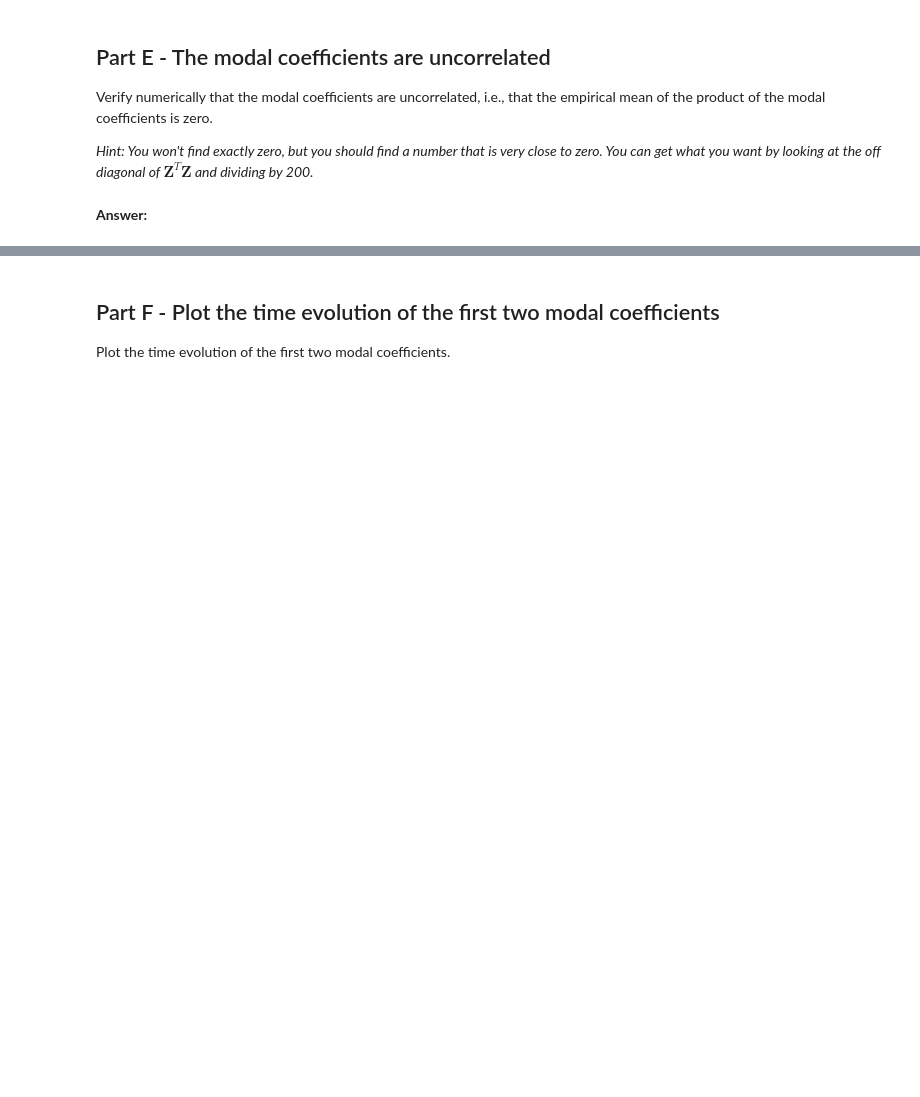
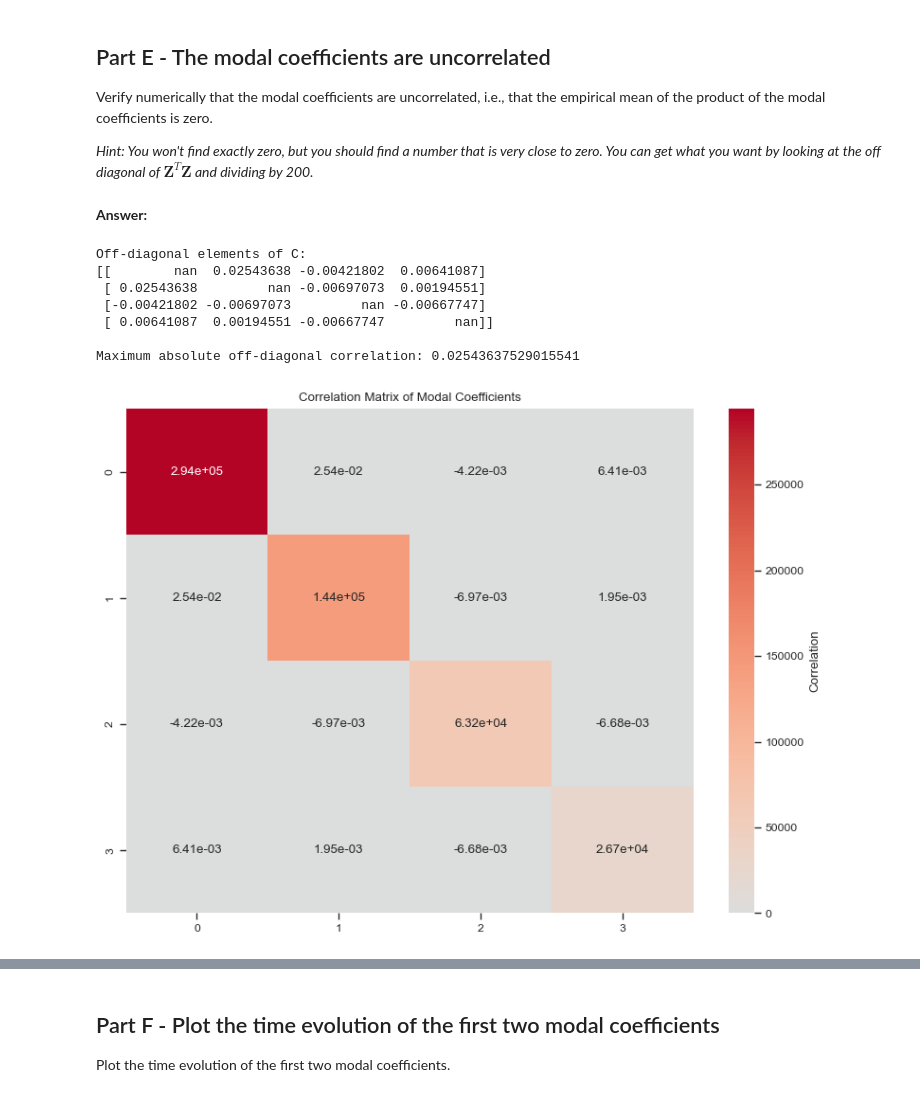
Before and after one commit to Shaunak-Mukherjee/ME697-advanced-scientific-machine-learning, a Jupyter notebook: 05_homework.ipynb, the cells around one changed output, grey strips where cells are left out. Saved outputs shown, nothing was run; the diff lists cells and outputs as text; code cells hidden in the pictures; blank space fills up the shorter version.

```diff
--- a/05_homework.ipynb
+++ b/05_homework.ipynb
@@ -883,6 +870,39 @@ Verify numerically that the modal coefficients are uncorrelated, i.e., that the
 *Hint: You won't find exactly zero, but you should find a number that is very close to zero. You can get what you want by looking at the off diagonal of $\mathbf{Z}^T\mathbf{Z}$ and dividing by 200.*
 # %% [markdown]
 **Answer:**
+# %%
+import numpy as np
+
+# Compute the correlation matrix (normalize by 200 time steps)
+C = (Z_90.T @ Z_90) / Z_90.shape[0]
+
+# Extract off-diagonal elements
+off_diagonal = C.copy()
+np.fill_diagonal(off_diagonal, np.nan)  # Mask diagonal elements for analysis
+
+# Print results
+print("Off-diagonal elements of C:")
+print(off_diagonal)
+
+# Compute the maximum absolute off-diagonal value
+max_correlation = np.nanmax(np.abs(off_diagonal))
+print(f"\nMaximum absolute off-diagonal correlation: {max_correlation}")
+
+
+plt.figure(figsize=(8, 6))
+sns.heatmap(C, cmap='coolwarm', center=0, annot=True, fmt='.2e', cbar_kws={'label': 'Correlation'})
+plt.title('Correlation Matrix of Modal Coefficients')
+plt.tight_layout()
+plt.show()
+# %% [output]
+Off-diagonal elements of C:
+[[        nan  0.02543638 -0.00421802  0.00641087]
+ [ 0.02543638         nan -0.00697073  0.00194551]
+ [-0.00421802 -0.00697073         nan -0.00667747]
+ [ 0.00641087  0.00194551 -0.00667747         nan]]
+
+Maximum absolute off-diagonal correlation: 0.02543637529015541
+[figure, added]
 # %%
 # Your code here
 
```
Also changed, not shown: parts of 7 cells of this notebook.
